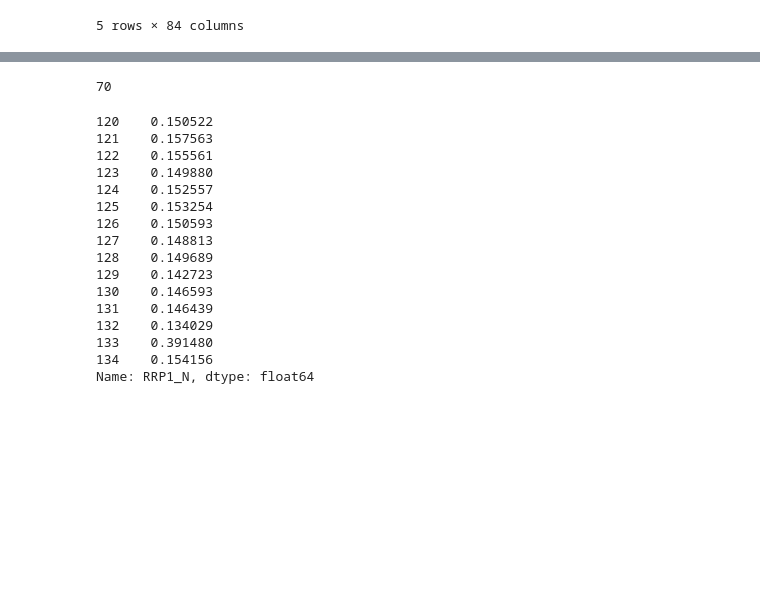
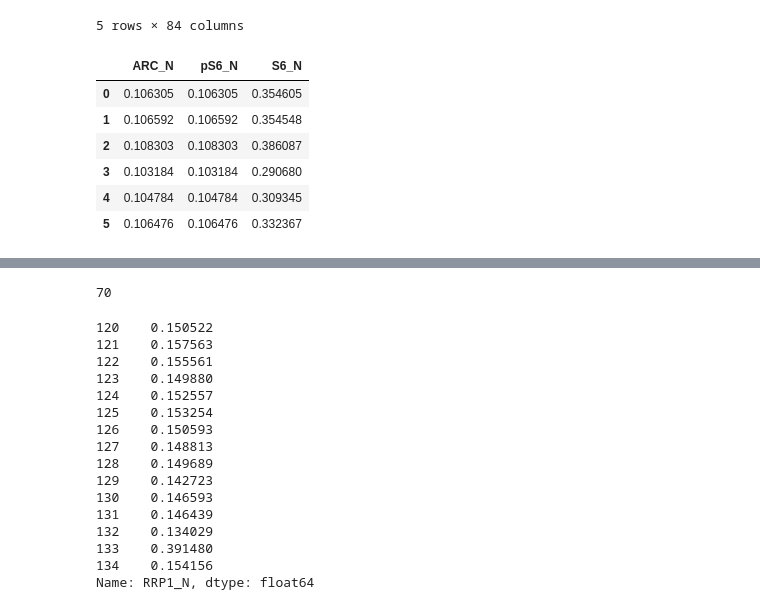
Before and after one commit to Adenordis/Springboard-Capstone-1, a Jupyter notebook: Capstone1_DataCleaning.ipynb, the cells around one changed output, grey strips where cells are left out. Cells and saved outputs as stored; diff of their text form; code cells hidden in the pictures; blank space fills up the shorter version.

```diff
--- a/Capstone1_DataCleaning.ipynb
+++ b/Capstone1_DataCleaning.ipynb
@@ -24,3 +24,14 @@ data.head()
 | 3 | 309_4 | 0.442107 | 0.617076 | 0.358626 | 2.466947 | 4.979503 | 0.222886 | 0.176463 | 2.152301 | 0.207004 | ... | ... |
 | 4 | 309_5 | 0.434940 | 0.617430 | 0.358802 | 2.365785 | 4.718679 | 0.213106 | 0.173627 | 2.134014 | 0.192158 | ... | ... |
 5 rows × 84 columns
+# %%
+# I found, when doing the data story, that ARC and pS6 have duplicate values; I don't know which is the correct label.
+raw_data.loc[0:5,['ARC_N','pS6_N','S6_N']]
+# %% [output]
+|  | ARC_N | pS6_N | S6_N |
+| 0 | 0.106305 | 0.106305 | 0.354605 |
+| 1 | 0.106592 | 0.106592 | 0.354548 |
+| 2 | 0.108303 | 0.108303 | 0.386087 |
+| 3 | 0.103184 | 0.103184 | 0.290680 |
+| 4 | 0.104784 | 0.104784 | 0.309345 |
+| 5 | 0.106476 | 0.106476 | 0.332367 |
```
Also changed, not shown: parts of 7 cells of this notebook, 17 other files.
